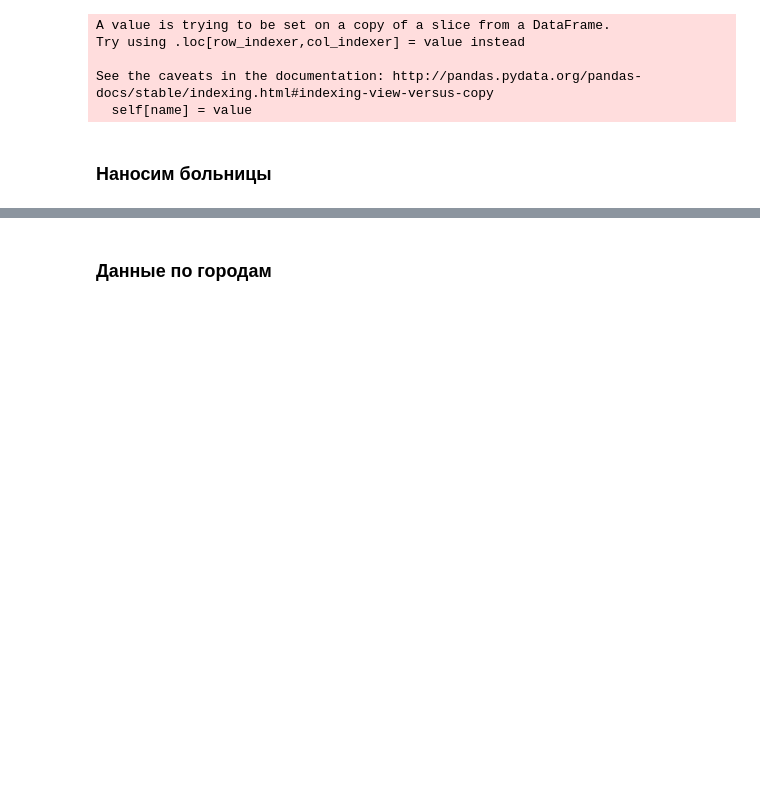
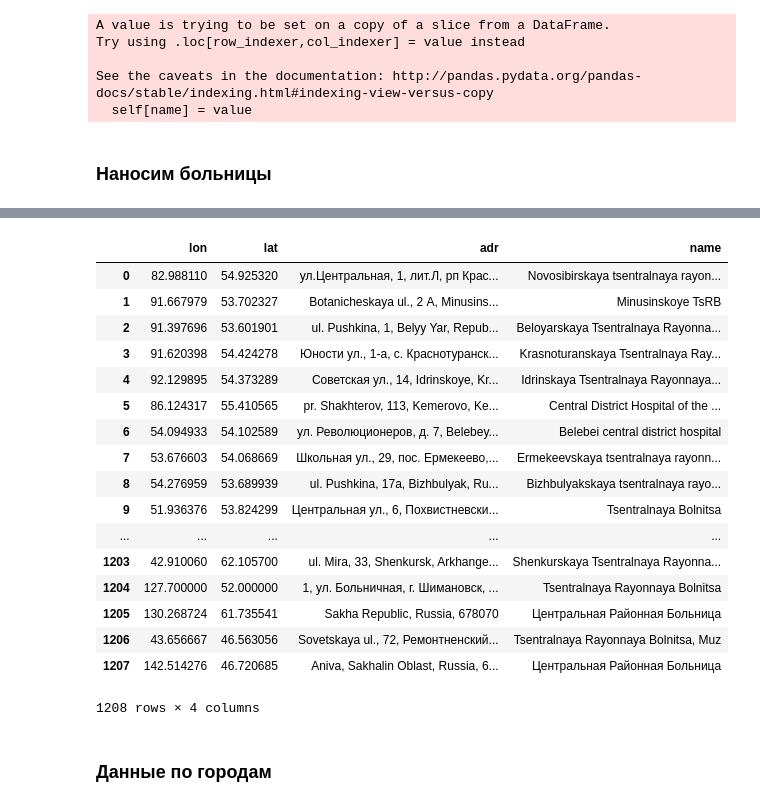
Before and after one commit to zhukov-msu/helicopters, a Jupyter notebook: heli_data_explore.ipynb, the cells around one changed output, grey strips where cells are left out. Saved outputs shown, nothing was run; the diff lists cells and outputs as text; code cells hidden in the pictures; blank space fills up the shorter version.

```diff
--- a/heli_data_explore.ipynb
+++ b/heli_data_explore.ipynb
@@ -130,3 +179,27 @@ hospitals = pd.read_excel('data/hospitals_with_coord.xlsx')
+# %%
+hosp_google = pd.read_csv('hospitals_google.csv')
+del hosp_google['Unnamed: 0']
+# %%
+hosp_google
+# %% [output]
+|  | lon | lat | adr | name |
+| 0 | 82.988110 | 54.925320 | ул.Центральная, 1, лит.Л, рп Крас... | Novosibirskaya tsentralnaya rayon... |
+| 1 | 91.667979 | 53.702327 | Botanicheskaya ul., 2 А, Minusins... | Minusinskoye TsRB |
+| 2 | 91.397696 | 53.601901 | ul. Pushkina, 1, Belyy Yar, Repub... | Beloyarskaya Tsentralnaya Rayonna... |
+| 3 | 91.620398 | 54.424278 | Юности ул., 1-а, с. Краснотуранск... | Krasnoturanskaya Tsentralnaya Ray... |
+| 4 | 92.129895 | 54.373289 | Советская ул., 14, Idrinskoye, Kr... | Idrinskaya Tsentralnaya Rayonnaya... |
+| 5 | 86.124317 | 55.410565 | pr. Shakhterov, 113, Kemerovo, Ke... | Central District Hospital of the ... |
+| 6 | 54.094933 | 54.102589 | ул. Революционеров, д. 7, Belebey... | Belebei central district hospital |
+| 7 | 53.676603 | 54.068669 | Школьная ул., 29, пос. Ермекеево,... | Ermekeevskaya tsentralnaya rayonn... |
+| 8 | 54.276959 | 53.689939 | ul. Pushkina, 17a, Bizhbulyak, Ru... | Bizhbulyakskaya tsentralnaya rayo... |
+| 9 | 51.936376 | 53.824299 | Центральная ул., 6, Похвистневски... | Tsentralnaya Bolnitsa |
+| ... | ... | ... | ... | ... |
+| 1203 | 42.910060 | 62.105700 | ul. Mira, 33, Shenkursk, Arkhange... | Shenkurskaya Tsentralnaya Rayonna... |
+| 1204 | 127.700000 | 52.000000 | 1, ул. Больничная, г. Шимановск, ... | Tsentralnaya Rayonnaya Bolnitsa |
+| 1205 | 130.268724 | 61.735541 | Sakha Republic, Russia, 678070 | Центральная Районная Больница |
+| 1206 | 43.656667 | 46.563056 | Sovetskaya ul., 72, Ремонтненский... | Tsentralnaya Rayonnaya Bolnitsa, Muz |
+| 1207 | 142.514276 | 46.720685 | Aniva, Sakhalin Oblast, Russia, 6... | Центральная Районная Больница |
+1208 rows × 4 columns
 # %%
 m = jupgmaps.Map()
 symbols = jupgmaps.symbol_layer(
```
Also changed, not shown: parts of 51 cells of this notebook, 2 other files.
